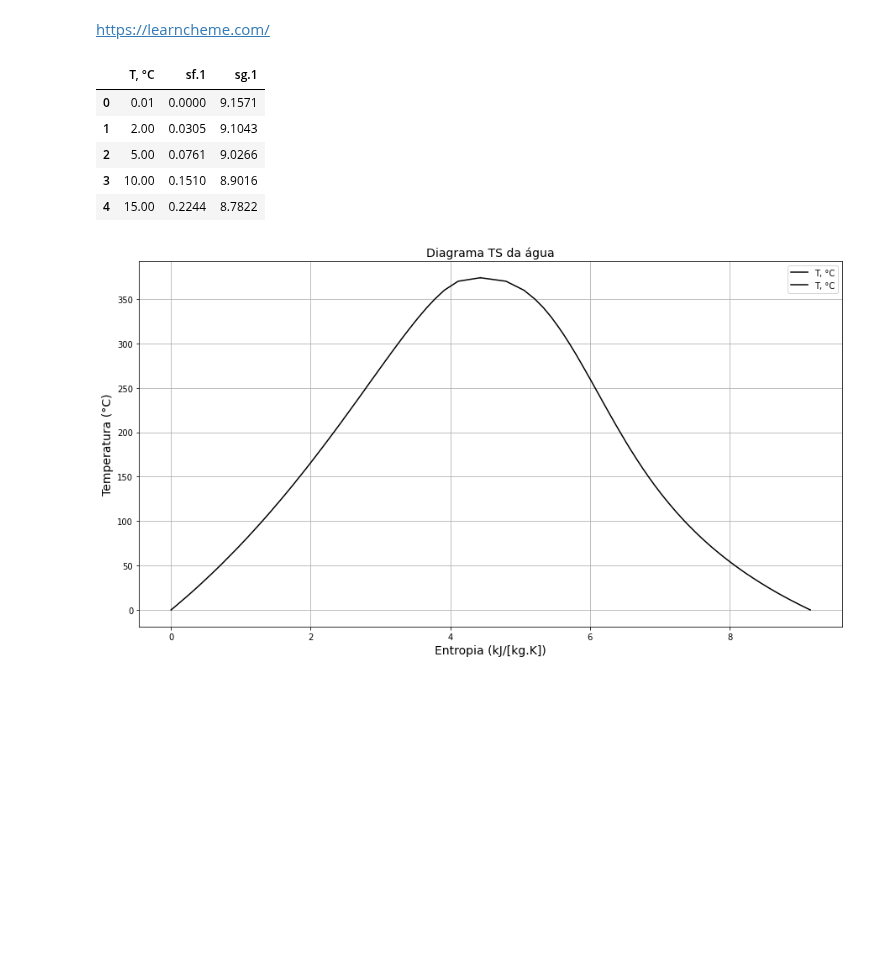
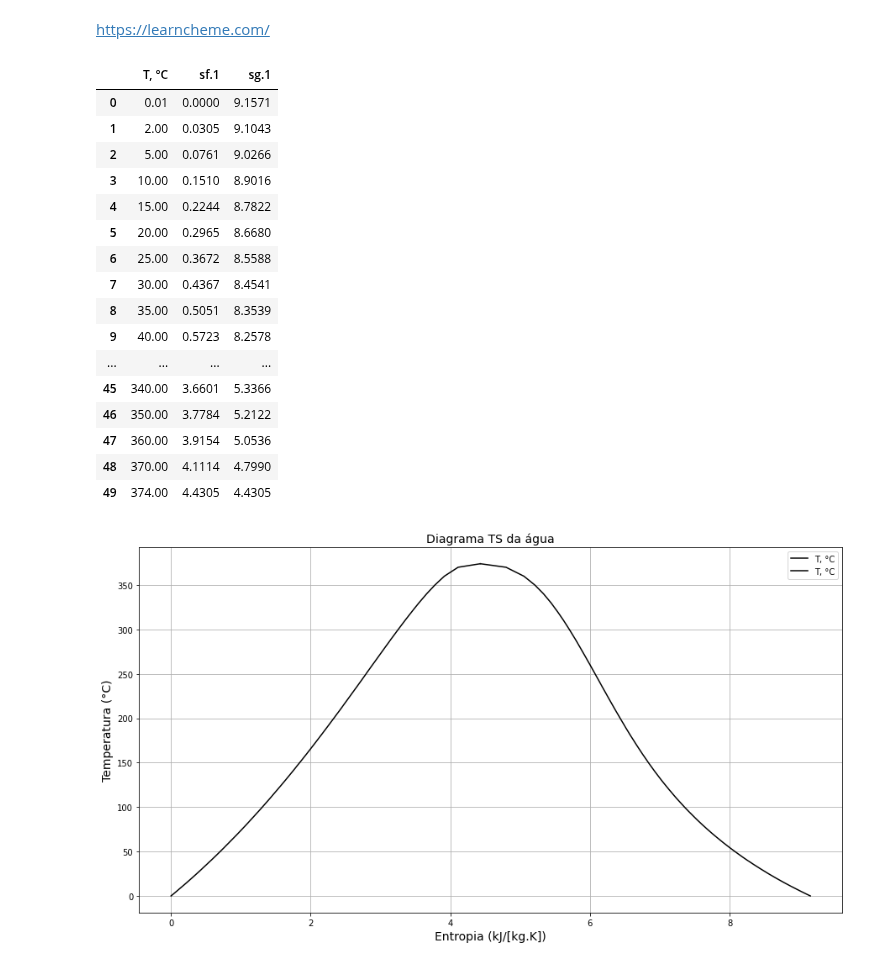
Before and after one commit to benetao/Termodinamica_Avancada, a Jupyter notebook: Desafio 4/Desafio_4_Termodinamica.ipynb, the cells around one changed output. Saved outputs shown, nothing was run; the diff lists cells and outputs as text; code cells hidden in the pictures; blank space fills up the shorter version.

```diff
--- a/Desafio 4/Desafio_4_Termodinamica.ipynb
+++ b/Desafio 4/Desafio_4_Termodinamica.ipynb
@@ -57,23 +57,34 @@ https://learncheme.com/
 # %%
 ARQUIVO_EXCEL = "Dados - Desafio 4/diagrama_TS - vapor table.xlsx" # Chamando o arquivo excel
 NOME_DA_PLANILHA_O = "Planilha 1" # Definindo a planila do arquivo xlsx que será utilizada
 LINHA_CABECALHO = 0  # Definindo quantas linhas de cabeçalho existem, considerando que a primeira linha é a número 0
 COLUNAS_CONTENDO_OS_DADOS = [0, 12, 13] # Definindo quais colunas utilizaremos para montar o data frame, considerando que a primeira coluna é a número 0
 
 df_TS = pd.read_excel( # Criando o Data Frame do diagrama TS da água
     ARQUIVO_EXCEL,
     header=LINHA_CABECALHO,
     usecols=COLUNAS_CONTENDO_OS_DADOS,
 )
 
-df_TS.head()
+df_TS
 # %% [output]
 |  | T, °C | sf.1 | sg.1 |
 | 0 | 0.01 | 0.0000 | 9.1571 |
 | 1 | 2.00 | 0.0305 | 9.1043 |
 | 2 | 5.00 | 0.0761 | 9.0266 |
 | 3 | 10.00 | 0.1510 | 8.9016 |
 | 4 | 15.00 | 0.2244 | 8.7822 |
+| 5 | 20.00 | 0.2965 | 8.6680 |
+| 6 | 25.00 | 0.3672 | 8.5588 |
+| 7 | 30.00 | 0.4367 | 8.4541 |
+| 8 | 35.00 | 0.5051 | 8.3539 |
+| 9 | 40.00 | 0.5723 | 8.2578 |
+| ... | ... | ... | ... |
+| 45 | 340.00 | 3.6601 | 5.3366 |
+| 46 | 350.00 | 3.7784 | 5.2122 |
+| 47 | 360.00 | 3.9154 | 5.0536 |
+| 48 | 370.00 | 4.1114 | 4.7990 |
+| 49 | 374.00 | 4.4305 | 4.4305 |
 # %%
 fig = plt.figure(figsize=(15, 8))
 ax1 = fig.add_subplot(111)
```
Also changed, not shown: 1 other file.
